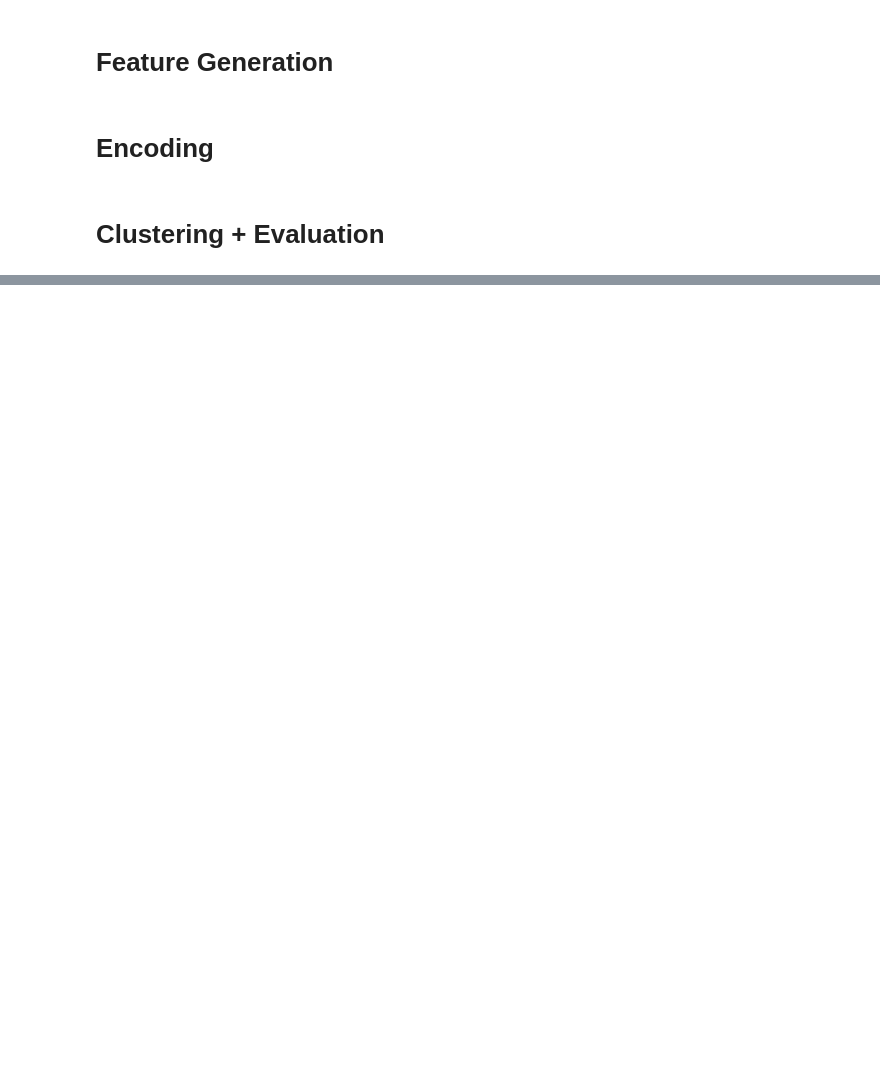
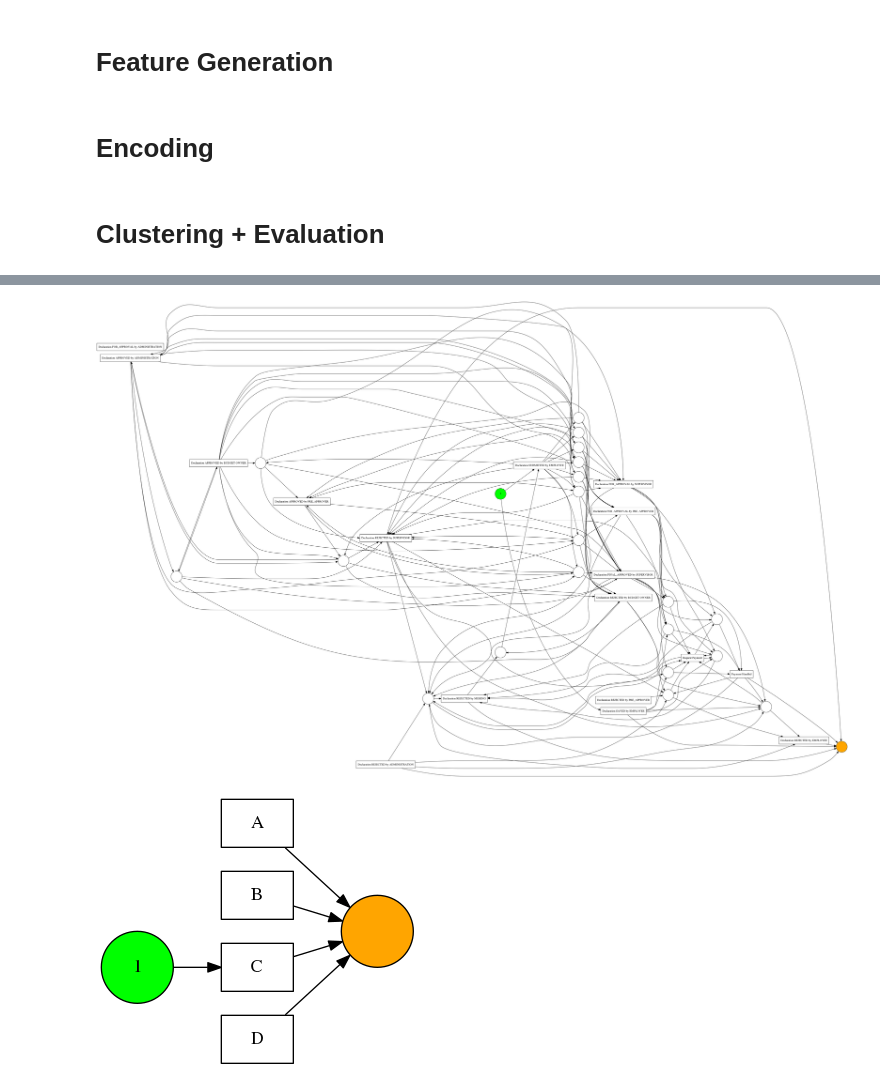
Before and after one commit to Lariiii/context-based-abstraction, a Jupyter notebook: Event_Clustering.ipynb, the cells around one changed output, grey strips where cells are left out. Cells and saved outputs as stored; diff of their text form; code cells hidden in the pictures; blank space fills up the shorter version.

```diff
--- a/Event_Clustering.ipynb
+++ b/Event_Clustering.ipynb
@@ -87,0 +136,4 @@ metrics.silhouette_score(df_vectorized, clusters)
+# %%
+# write abstracted dataframe as csv file
+csv_filename = "data/abstracted_df_domestic_declarations.csv"
+write_to_csv(abstracted_df, csv_filename, index=False)
@@ -87,0 +144,12 @@ metrics.silhouette_score(df_vectorized, clusters)
+# %%
+# read original and abstracted dataset as event logs
+filepath_original = "data/DomesticDeclarations.xes"
+filepath_abstracted = csv_filename
+
+original_log = read_as_log_xes(filepath_original)
+abstracted_log = read_as_log_csv(filepath_abstracted)
+
+print("Original Log:")
+print(original_log)
+print("\nAbstracted Log:")
+print(abstracted_log)
@@ -87,0 +168,7 @@ metrics.silhouette_score(df_vectorized, clusters)
+# %%
+# Alpha Miner
+net_alpha_orig, im_alpha_orig, fm_alpha_orig = a_miner(original_log)
+net_alpha, im_alpha, fm_alpha = a_miner(abstracted_log)
+# %% [output]
+[figure, added]
+[figure, added]
```
Also changed, not shown: parts of 24 cells of this notebook, 3 other files.
